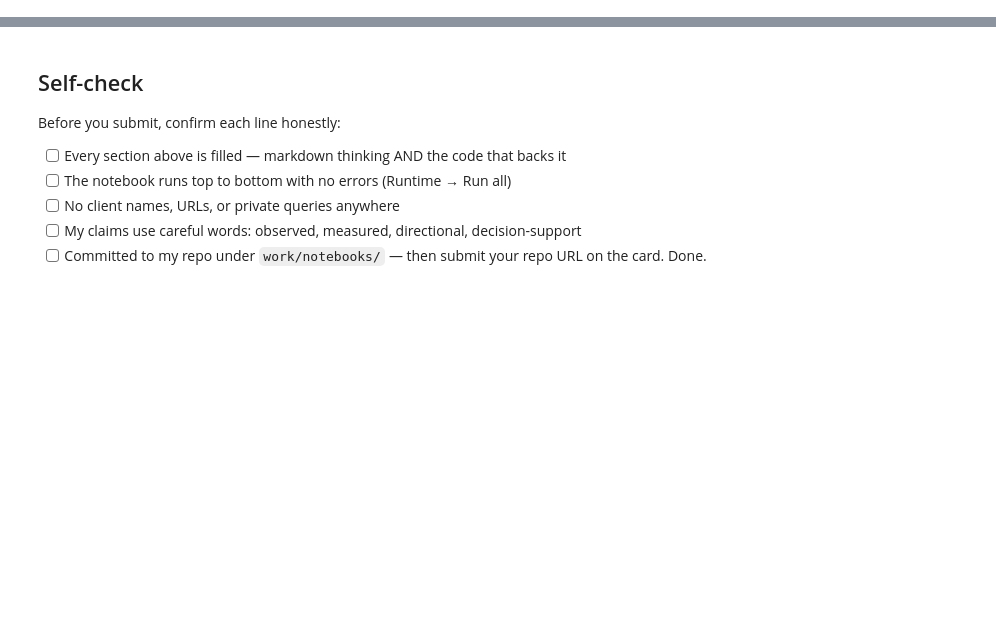
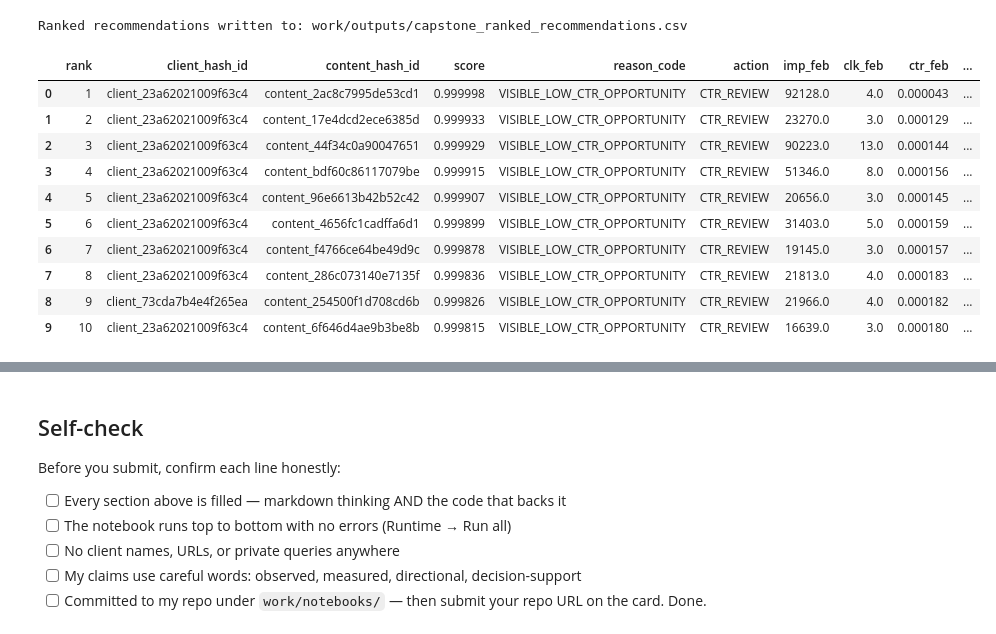
Before and after one commit to abdelrahmanmohamed05/FlyRank-AI, a Jupyter notebook: work/notebooks/capstone.ipynb, the cells around one changed output, grey strips where cells are left out. Cells and saved outputs as stored; diff of their text form; code cells hidden in the pictures; blank space fills up the shorter version.

```diff
--- a/work/notebooks/capstone.ipynb
+++ b/work/notebooks/capstone.ipynb
@@ -36,0 +368,66 @@ This skeleton is yours to fill. Work the sections **in order** — each one has
+# %%
+
+# Build the final ranked recommendation queue from the trained model.
+queue = test_df[
+    [
+        "client_hash_id",
+        "content_hash_id",
+        "model_score",
+        "baseline_score",
+        "imp_feb",
+        "clk_feb",
+        "ctr_feb",
+        "pos_feb",
+    ]
+].copy()
+
+queue["score"] = queue["model_score"]
+queue["reason_code"] = "VISIBLE_LOW_CTR_OPPORTUNITY"
+
+review_cutoff = queue["score"].quantile(0.75)
+queue["action"] = np.where(
+    queue["score"] >= review_cutoff,
+    "CTR_REVIEW",
+    "MONITOR",
+)
+
+queue = queue.sort_values(
+    ["score", "imp_feb"],
+    ascending=[False, False],
+).reset_index(drop=True)
+
+queue["rank"] = np.arange(1, len(queue) + 1)
+
+ranked_cols = [
+    "rank",
+    "client_hash_id",
+    "content_hash_id",
+    "score",
+    "reason_code",
+    "action",
+    "imp_feb",
+    "clk_feb",
+    "ctr_feb",
+    "pos_feb",
+]
+
+ranked_queue = queue[ranked_cols].copy()
+
+out_path = f"{OUTPUT_DIR}/capstone_ranked_recommendations.csv"
+ranked_queue.to_csv(out_path, index=False)
+
+print(f"Ranked recommendations written to: {out_path}")
+display(ranked_queue.head(10))
+# %% [output]
+Ranked recommendations written to: work/outputs/capstone_ranked_recommendations.csv
+|  | rank | client_hash_id | content_hash_id | score | reason_code | action | imp_feb | clk_feb | ctr_feb | ... |
+| 0 | 1 | client_23a62021009f63c4 | content_2ac8c7995de53cd1 | 0.999998 | VISIBLE_LOW_CTR_OPPORTUNITY | CTR_REVIEW | 92128.0 | 4.0 | 0.000043 | ... |
+| 1 | 2 | client_23a62021009f63c4 | content_17e4dcd2ece6385d | 0.999933 | VISIBLE_LOW_CTR_OPPORTUNITY | CTR_REVIEW | 23270.0 | 3.0 | 0.000129 | ... |
+| 2 | 3 | client_23a62021009f63c4 | content_44f34c0a90047651 | 0.999929 | VISIBLE_LOW_CTR_OPPORTUNITY | CTR_REVIEW | 90223.0 | 13.0 | 0.000144 | ... |
+| 3 | 4 | client_23a62021009f63c4 | content_bdf60c86117079be | 0.999915 | VISIBLE_LOW_CTR_OPPORTUNITY | CTR_REVIEW | 51346.0 | 8.0 | 0.000156 | ... |
+| 4 | 5 | client_23a62021009f63c4 | content_96e6613b42b52c42 | 0.999907 | VISIBLE_LOW_CTR_OPPORTUNITY | CTR_REVIEW | 20656.0 | 3.0 | 0.000145 | ... |
+| 5 | 6 | client_23a62021009f63c4 | content_4656fc1cadffa6d1 | 0.999899 | VISIBLE_LOW_CTR_OPPORTUNITY | CTR_REVIEW | 31403.0 | 5.0 | 0.000159 | ... |
+| 6 | 7 | client_23a62021009f63c4 | content_f4766ce64be49d9c | 0.999878 | VISIBLE_LOW_CTR_OPPORTUNITY | CTR_REVIEW | 19145.0 | 3.0 | 0.000157 | ... |
+| 7 | 8 | client_23a62021009f63c4 | content_286c073140e7135f | 0.999836 | VISIBLE_LOW_CTR_OPPORTUNITY | CTR_REVIEW | 21813.0 | 4.0 | 0.000183 | ... |
+| 8 | 9 | client_73cda7b4e4f265ea | content_254500f1d708cd6b | 0.999826 | VISIBLE_LOW_CTR_OPPORTUNITY | CTR_REVIEW | 21966.0 | 4.0 | 0.000182 | ... |
+| 9 | 10 | client_23a62021009f63c4 | content_6f646d4ae9b3be8b | 0.999815 | VISIBLE_LOW_CTR_OPPORTUNITY | CTR_REVIEW | 16639.0 | 3.0 | 0.000180 | ... |
```
Also changed, not shown: parts of 20 cells of this notebook.
